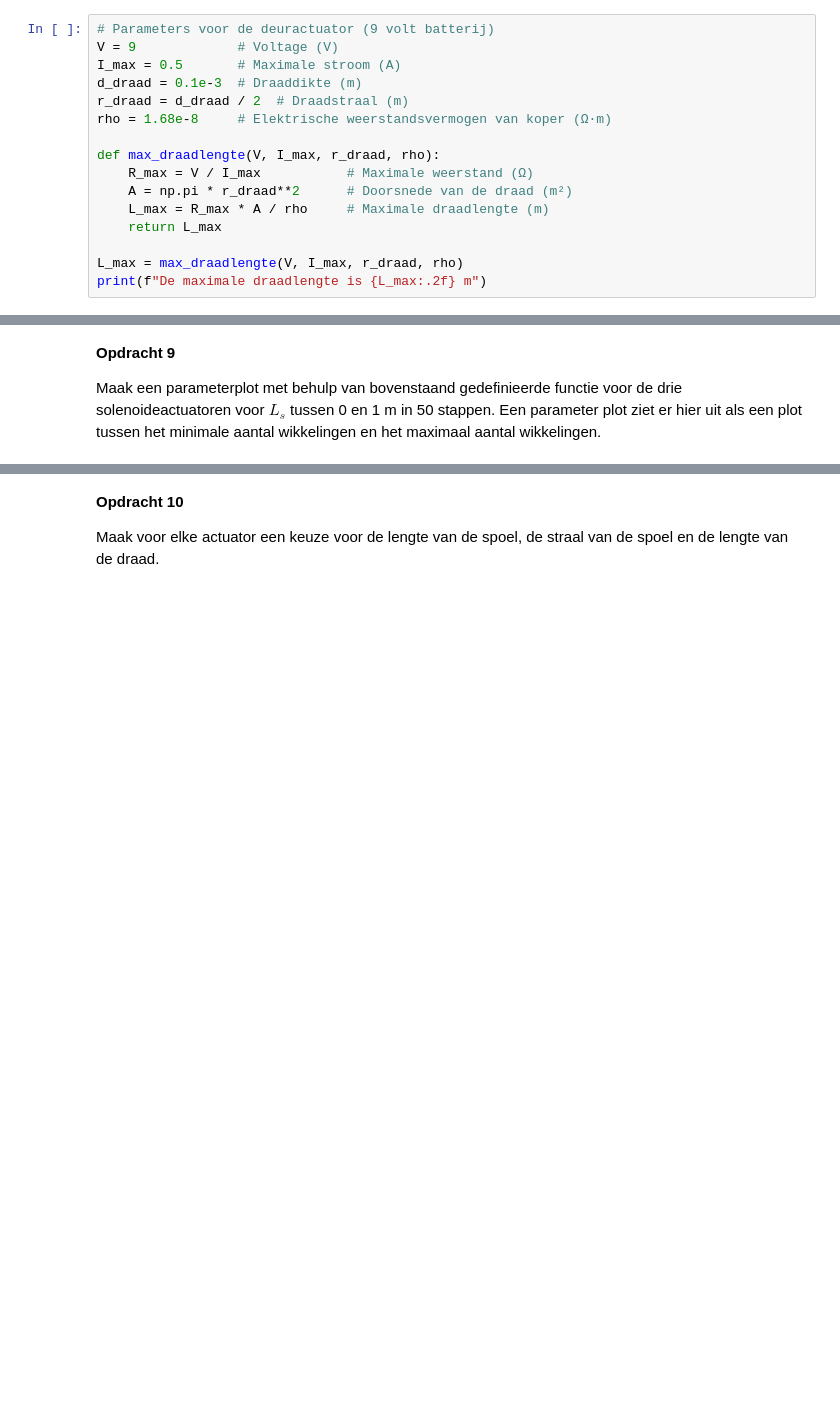
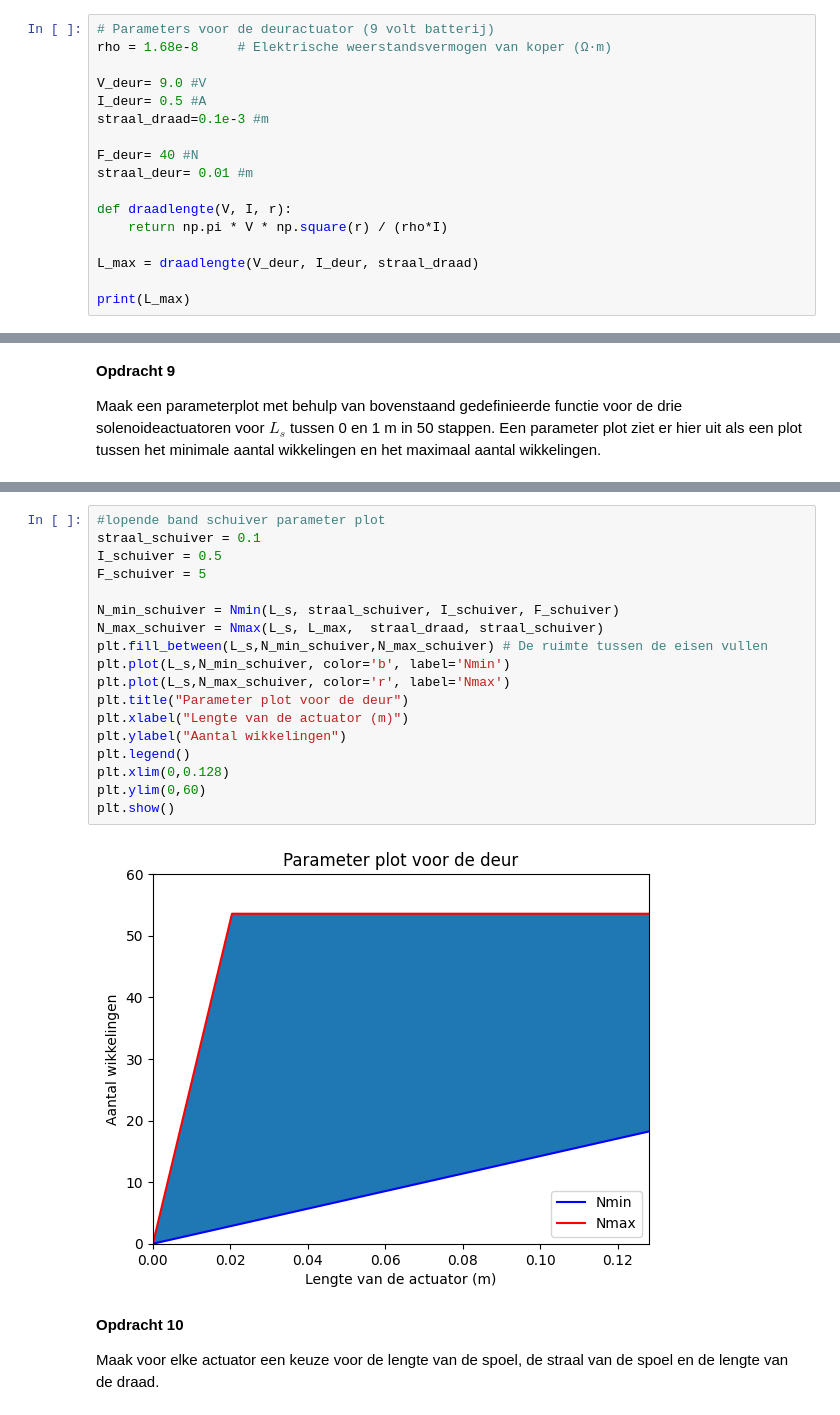
Before and after one commit to meesvanzeeland-ops/opdrachten-DEF-D, a Jupyter notebook: DigitaleOntwerpopdrachten/2KrachtactuatorOpdracht/Archive/KrachtactuatorOpdracht.ipynb, the cells around one changed output, grey strips where cells are left out. Saved outputs shown, nothing was run; the diff lists cells and outputs as text; blank space fills up the shorter version.

```diff
--- a/DigitaleOntwerpopdrachten/2KrachtactuatorOpdracht/Archive/KrachtactuatorOpdracht.ipynb
+++ b/DigitaleOntwerpopdrachten/2KrachtactuatorOpdracht/Archive/KrachtactuatorOpdracht.ipynb
@@ -137,18 +137,19 @@ Zet de relevante parameters in een Python script en maak een Python functie die
 Plaats in deze cel een png met jullie eventuele analytische uitwerkingen.
 # %%
 # Parameters voor de deuractuator (9 volt batterij)
-V = 9             # Voltage (V)
-I_max = 0.5       # Maximale stroom (A)
-d_draad = 0.1e-3  # Draaddikte (m)
-r_draad = d_draad / 2  # Draadstraal (m)
 rho = 1.68e-8     # Elektrische weerstandsvermogen van koper (Ω·m)
 
-def max_draadlengte(V, I_max, r_draad, rho):
-    R_max = V / I_max           # Maximale weerstand (Ω)
-    A = np.pi * r_draad**2      # Doorsnede van de draad (m²)
-    L_max = R_max * A / rho     # Maximale draadlengte (m)
-    return L_max
+V_deur= 9.0 #V
+I_deur= 0.5 #A
+straal_draad=0.1e-3 #m
 
-L_max = max_draadlengte(V, I_max, r_draad, rho)
-print(f"De maximale draadlengte is {L_max:.2f} m")
+F_deur= 40 #N
+straal_deur= 0.01 #m
+
+def draadlengte(V, I, r):
+    return np.pi * V * np.square(r) / (rho*I)
+
+L_max = draadlengte(V_deur, I_deur, straal_draad)
+
+print(L_max)
 # %% [output]
@@ -281,3 +232,23 @@ Het ontwerp met L_s = 1.00 m heeft geen werkbare oplossing
+# %%
+#lopende band schuiver parameter plot
+straal_schuiver = 0.1
+I_schuiver = 0.5
+F_schuiver = 5
+
+N_min_schuiver = Nmin(L_s, straal_schuiver, I_schuiver, F_schuiver)
+N_max_schuiver = Nmax(L_s, L_max,  straal_draad, straal_schuiver)
+plt.fill_between(L_s,N_min_schuiver,N_max_schuiver) # De ruimte tussen de eisen vullen
+plt.plot(L_s,N_min_schuiver, color='b', label='Nmin')
+plt.plot(L_s,N_max_schuiver, color='r', label='Nmax')
+plt.title("Parameter plot voor de deur")
+plt.xlabel("Lengte van de actuator (m)")
+plt.ylabel("Aantal wikkelingen")
+plt.legend()
+plt.xlim(0,0.128)
+plt.ylim(0,60)
+plt.show()
+# %% [output]
+[figure, added]
 # %% [markdown]
 **Opdracht 10**
 
```
Also changed, not shown: parts of 4 cells of this notebook.
